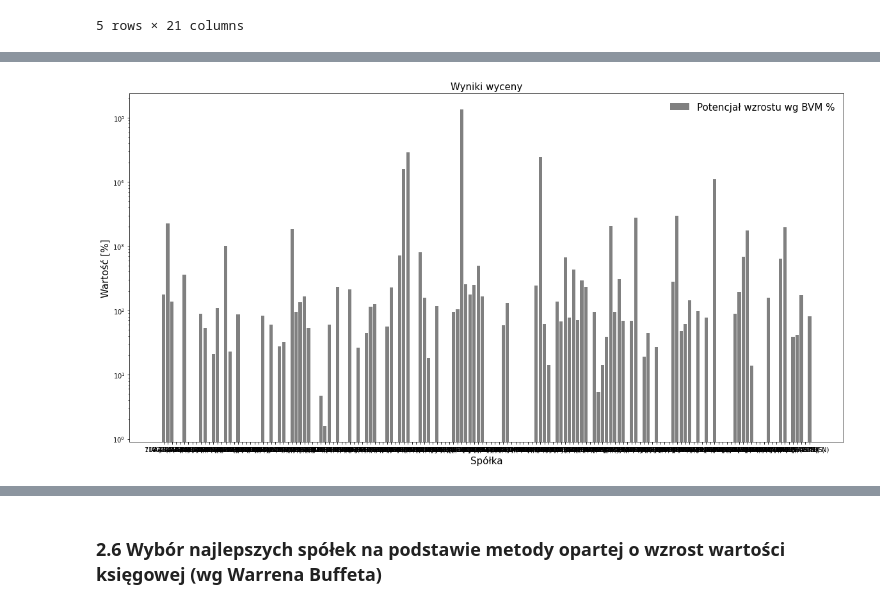
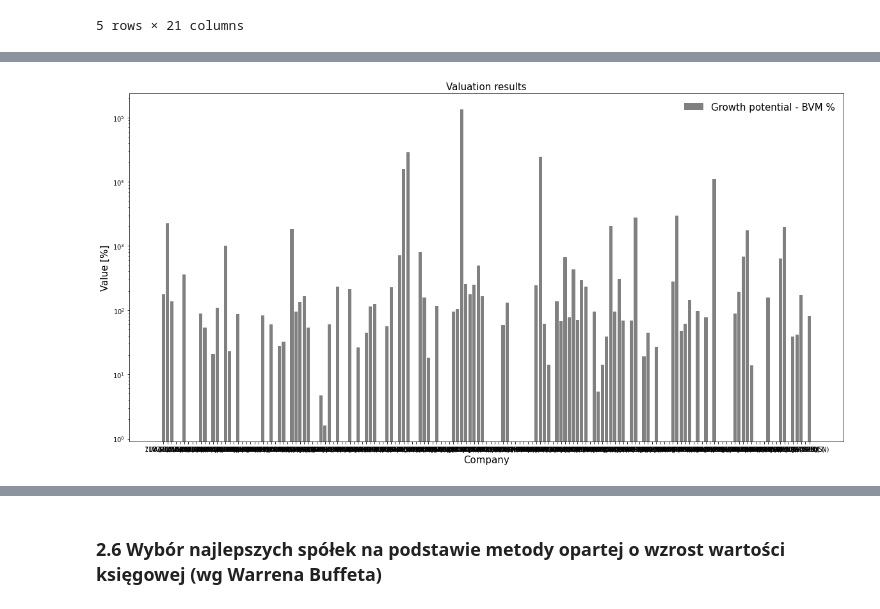
Before and after one commit to TomekSwiatek/Valuation-of-shares-of-selected-companies, a Jupyter notebook: Valuation of shares of selected companies.ipynb, the cells around one changed output, grey strips where cells are left out. Saved outputs shown, nothing was run; the diff lists cells and outputs as text; code cells hidden in the pictures.

```diff
--- a/Valuation of shares of selected companies.ipynb
+++ b/Valuation of shares of selected companies.ipynb
@@ -653,7 +653,7 @@ def ave_annual_return(data):
     ar = ((1 + data['Growth potential - DCF %'] / 100) ** (1 / (y + ya)) - 1) * 100
     return round(ar, 2);
 
-df['Average annual return - DCF %'] = df.apply(ave_annual_return, axis=1);
+df['Average annual return - BVM %'] = df.apply(ave_annual_return, axis=1);
 df.head(5)
 # %% [output]
 |  | Report | Price | Number of shares [in thous.] | Average cash flow [in thous. PLN] | Net profit [%] | Market | Sector | ... |
@@ -702,14 +702,14 @@ df[['Aktualny kurs','Wartość wewnętrzna na 1 akcje wg BVM',
 df.reset_index(inplace=True)
 # %%
-#Wykres osiągniętego potencjału wzrostu % (wykres zlogarytmowany)
+#Chart growth potential reached (logarithmic scale)
 ax = plt.figure(figsize=(20, 10))
-plt.bar(df['Spółka'], df['Potencjał wzrostu wg BVM %'],
-        color = 'gray', label = 'Potencjał wzrostu wg BVM %', log=1)
-plt.xticks(df['Spółka'])
+plt.bar(df['Company'], df['Growth potential - BVM %'],
+        color = 'gray', label = 'Growth potential - BVM %', log=1)
+plt.xticks(df['Company'])
 plt.legend(frameon=False, fontsize=15)
-plt.xlabel('Spółka', fontsize=15)
-plt.ylabel('Wartość [%]', fontsize=15)
-plt.title('Wyniki wyceny', fontsize=15);
+plt.xlabel('Company', fontsize=15)
+plt.ylabel('Value [%]', fontsize=15)
+plt.title('Valuation results', fontsize=15);
 # %% [output]
-[figure, old version]
+[figure, new version]
 # %%
```
Also changed, not shown: parts of 11 cells of this notebook, 1 other file.
